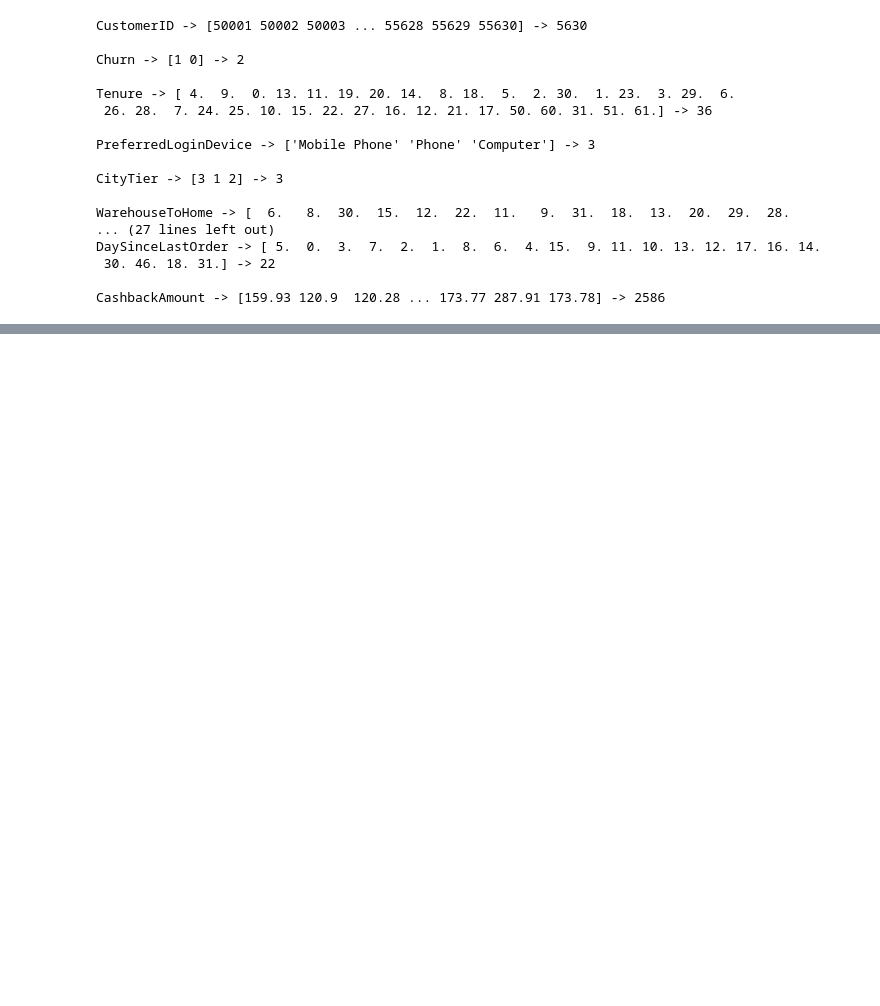
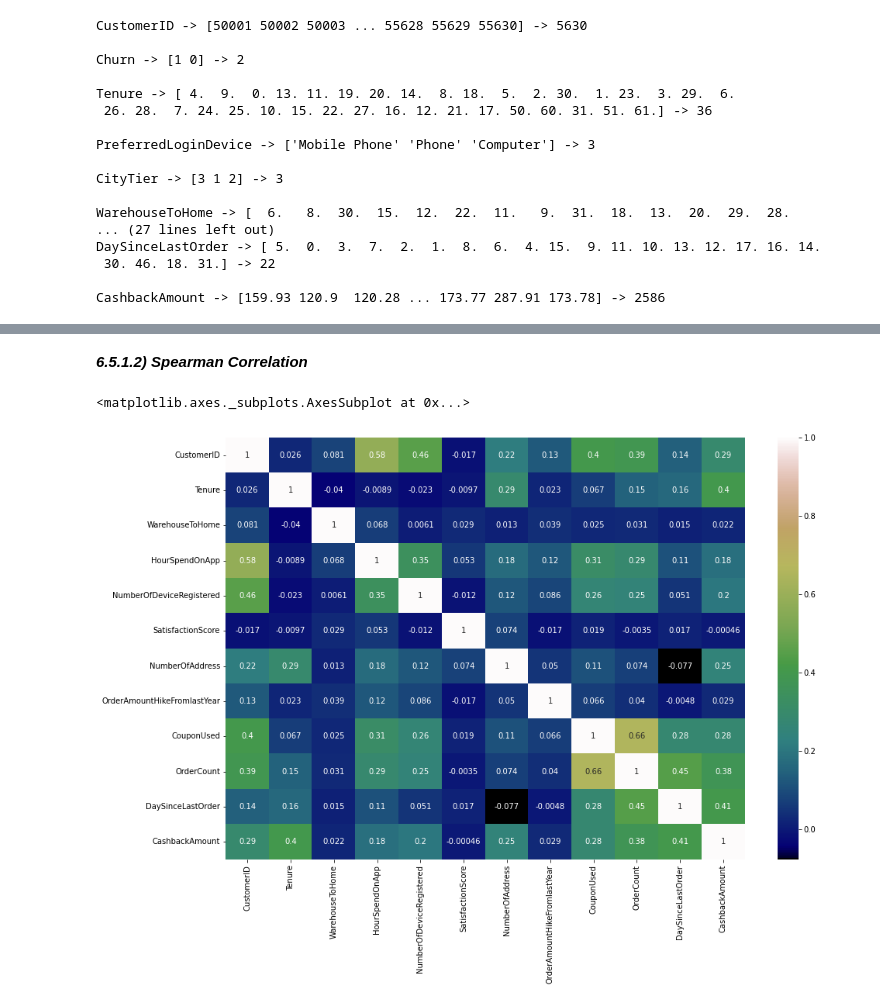
Before and after one commit to vijaylokith/Customer-Churn-Prediction, a Jupyter notebook: Customer_churn_prediction_ecommerce.ipynb, the cells around one changed output, grey strips where cells are left out. Saved outputs shown, nothing was run; the diff lists cells and outputs as text; code cells hidden in the pictures; blank space fills up the shorter version.

```diff
--- a/Customer_churn_prediction_ecommerce.ipynb
+++ b/Customer_churn_prediction_ecommerce.ipynb
@@ -427,0 +552,8 @@ CashbackAmount -> [159.93 120.9  120.28 ... 173.77 287.91 173.78] -> 2586
+# %% [markdown]
+***6.5.1.2) Spearman Correlation***
+# %%
+plt.subplots(figsize=(15,10))
+sns.heatmap(train_df[numerical_features].corr(method='spearman'),cmap="gist_earth",annot=True)
+# %% [output]
+<matplotlib.axes._subplots.AxesSubplot at 0x...>
+[figure, added]
```
Also changed, not shown: parts of 76 cells of this notebook.
